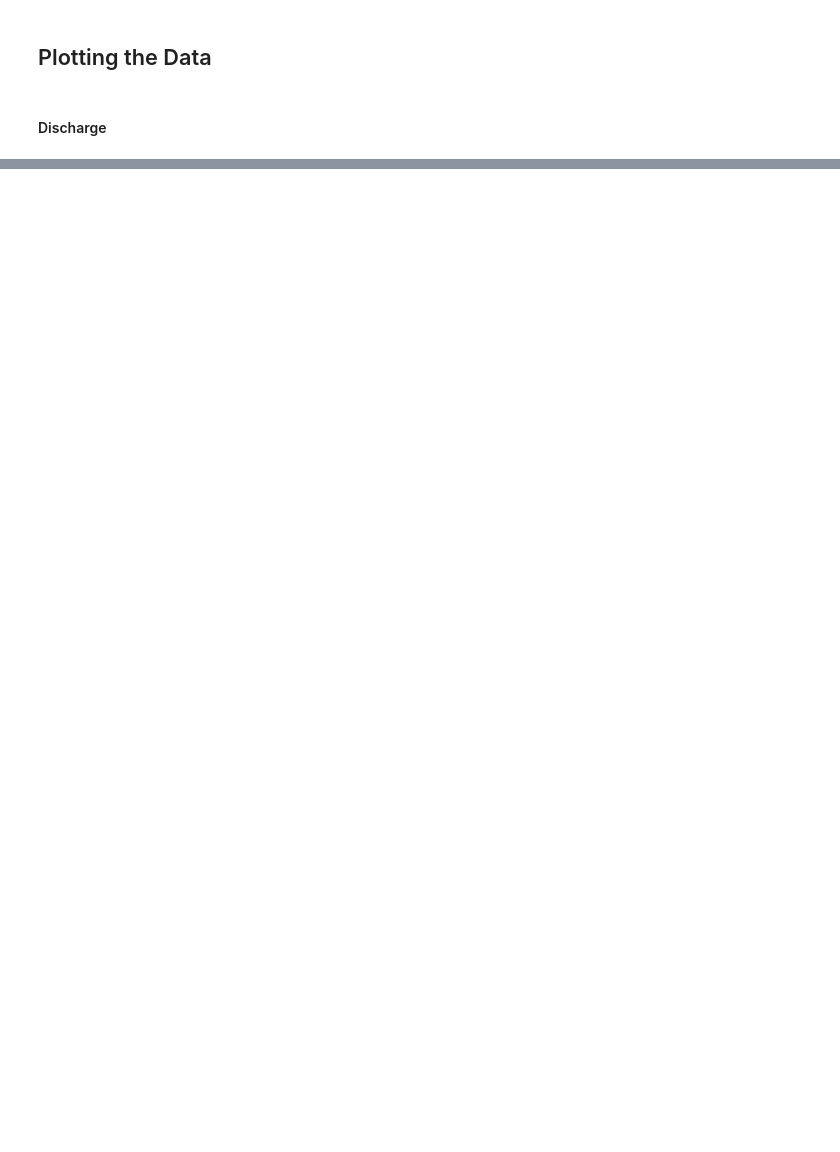
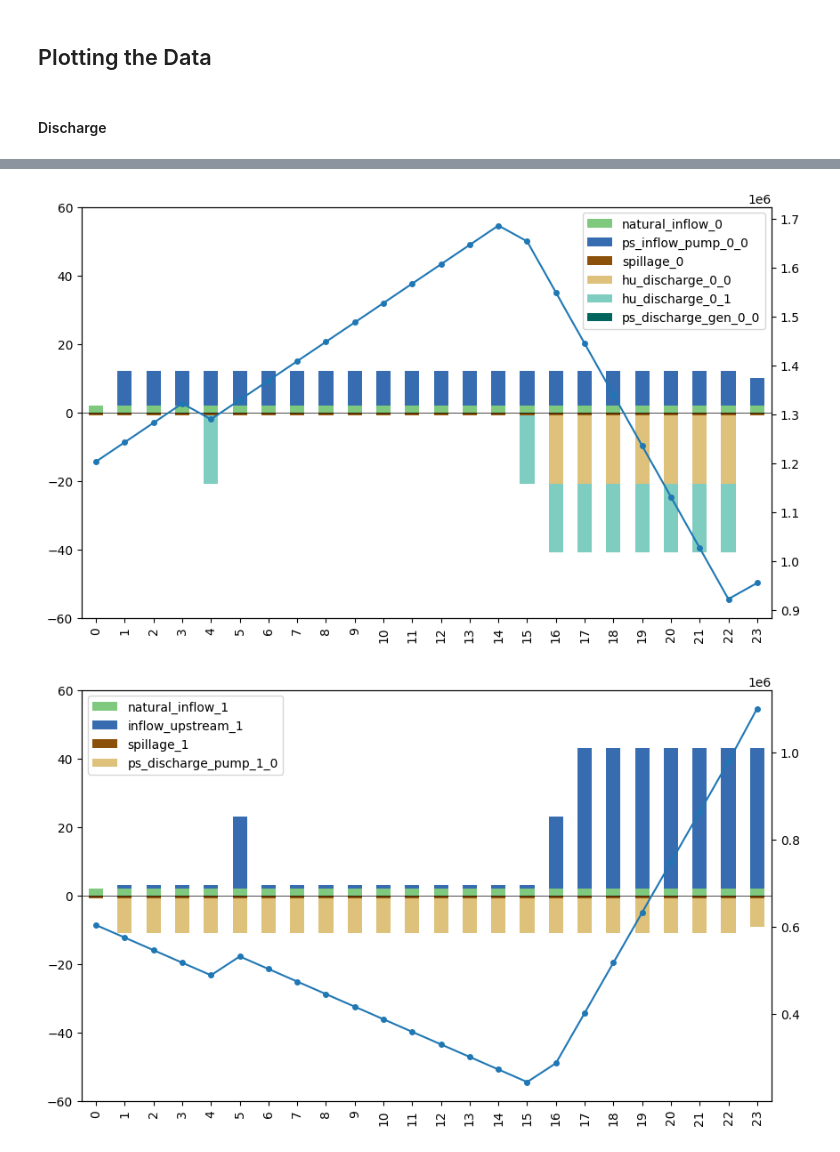
Before and after one commit to FredericWeiss/Seminar-Thesis, a Jupyter notebook: psh.ipynb, the cells around one changed output, grey strips where cells are left out. Saved outputs shown, nothing was run; the diff lists cells and outputs as text; code cells hidden in the pictures; blank space fills up the shorter version.

```diff
--- a/psh.ipynb
+++ b/psh.ipynb
@@ -603,0 +814,38 @@ Text(0.5, 0, 'Projected Price')
+# %%
+for i in psh.reservoirs:
+    results_filtered_pos = pd.DataFrame()
+    results_filtered_pos[f'natural_inflow_{i}'] = results.loc[f'natural_inflow_{i}']
+    for k in psh.ps_affiliation[i]:
+        results_filtered_pos[f'ps_inflow_pump_{i}_{k}'] = results.loc[f'ps_inflow_pump_{i}_{k}']
+    if i > 0:
+        results_filtered_pos[f'inflow_upstream_{i}'] = results.loc[f'inflow_upstream_{i}']
+
+    results_filtered_neg = pd.DataFrame()
+    results_filtered_neg[f'spillage_{i}'] = results.loc[f'spillage_{i}']
+    for j in psh.hu_affiliation[i]:
+        results_filtered_neg[f'hu_discharge_{i}_{j}'] = results.loc[f'hu_discharge_{i}_{j}']
+    for k in psh.ps_affiliation[i]:
+        results_filtered_neg[f'ps_discharge_gen_{i}_{k}'] = results.loc[f'ps_discharge_gen_{i}_{k}']
+    if i > 0:
+        for k in psh.ps_affiliation[i-1]:
+            results_filtered_neg[f'ps_discharge_pump_{i}_{k}'] = results.loc[f'ps_discharge_pump_{i}_{k}']
+
+    results_filtered_neg = results_filtered_neg * (-1)
+
+    colormap = plt.get_cmap('Accent')
+    colors_pos = colormap([0.1, 0.5, 0.9])
+    colormap = plt.get_cmap('BrBG')
+    colors_neg = colormap([0.1, 0.3, 0.7, 0.9])
+
+    fig, ax = plt.subplots(figsize=(10,6))
+    results_filtered_pos.plot(kind='bar', stacked=True, ax=ax, color=colors_pos)
+    results_filtered_neg.plot(kind='bar', stacked=True, ax=ax, color=colors_neg)
+    ax.axhline(y=0, color='black', linewidth=0.5)
+
+    ax.set_ylim(-60, 60)
+
+    ax2 = ax.twinx()
+    results.T[f'volume_{i}'].plot(kind='line', ax=ax2, marker='o', markersize=4)
+# %% [output]
+[figure, added]
+[figure, added]
```
Also changed, not shown: parts of 23 cells of this notebook.
